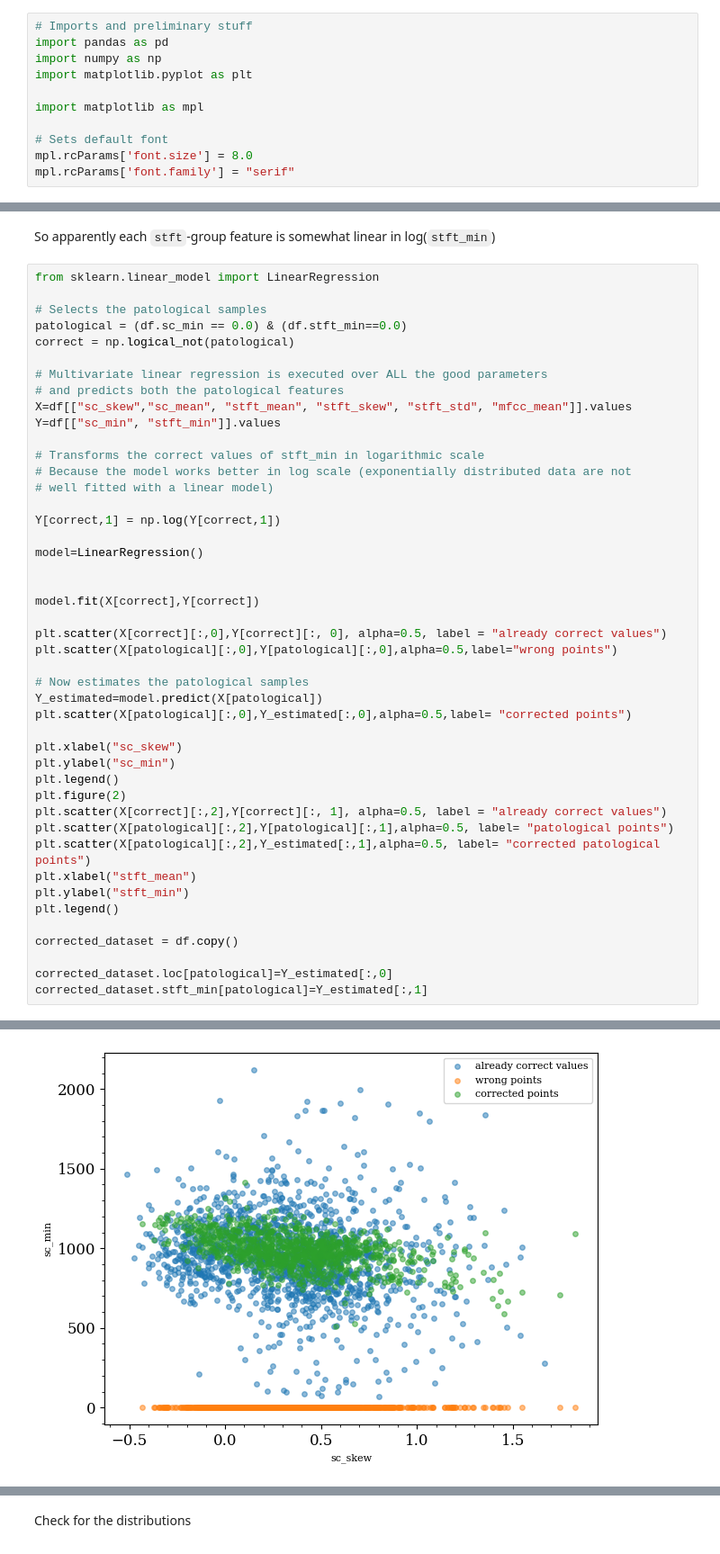
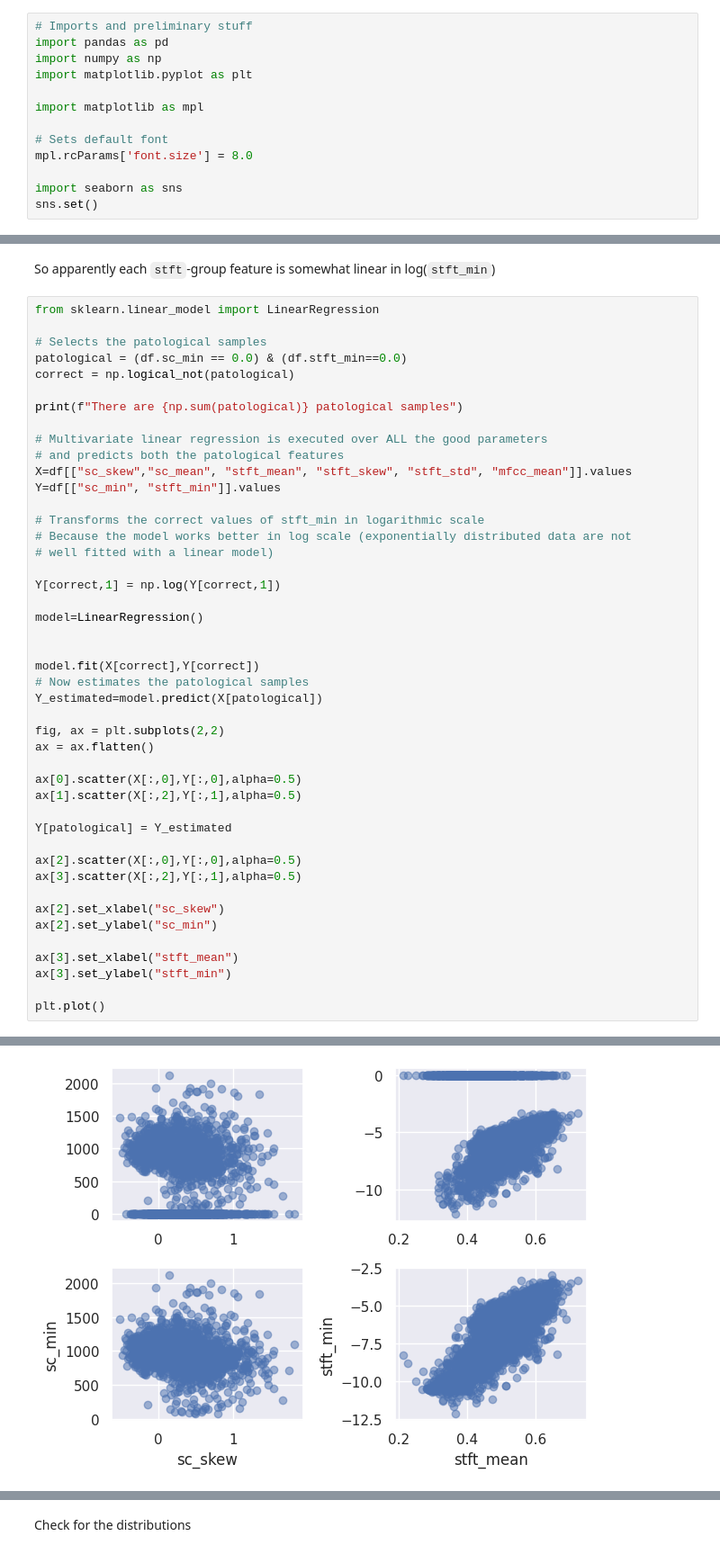
Before and after one commit to djanloo/dynamiting, a Jupyter notebook: UNDERSTANDING/data_understanding.ipynb, the cells around one changed output, grey strips where cells are left out. Shown at 90% size. Cells and saved outputs as stored; diff of their text form.

Commit message:
plotting crrected distrib

```diff
--- a/UNDERSTANDING/data_understanding.ipynb
+++ b/UNDERSTANDING/data_understanding.ipynb
@@ -21,7 +21,9 @@ import matplotlib as mpl
 
 # Sets default font
 mpl.rcParams['font.size'] = 8.0
-mpl.rcParams['font.family'] = "serif"
+
+import seaborn as sns
+sns.set()
 # %%
 df = pd.read_csv("ravdess_features.csv")
 already_transformed = False #This  will be useful later
@@ -498,6 +500,8 @@ from sklearn.linear_model import LinearRegression
 # Selects the patological samples
 patological = (df.sc_min == 0.0) & (df.stft_min==0.0)
 correct = np.logical_not(patological)
+
+print(f"There are {np.sum(patological)} patological samples")
 
 # Multivariate linear regression is executed over ALL the good parameters
 # and predicts both the patological features
@@ -514,27 +518,25 @@ model=LinearRegression()
 
 
 model.fit(X[correct],Y[correct])
-
-plt.scatter(X[correct][:,0],Y[correct][:, 0], alpha=0.5, label = "already correct values")
-plt.scatter(X[patological][:,0],Y[patological][:,0],alpha=0.5,label="wrong points")
-
 # Now estimates the patological samples
 Y_estimated=model.predict(X[patological])
-plt.scatter(X[patological][:,0],Y_estimated[:,0],alpha=0.5,label= "corrected points")
 
-plt.xlabel("sc_skew")
-plt.ylabel("sc_min")
-plt.legend()
-plt.figure(2)
-plt.scatter(X[correct][:,2],Y[correct][:, 1], alpha=0.5, label = "already correct values")
-plt.scatter(X[patological][:,2],Y[patological][:,1],alpha=0.5, label= "patological points")
-plt.scatter(X[patological][:,2],Y_estimated[:,1],alpha=0.5, label= "corrected patological points")
-plt.xlabel("stft_mean")
-plt.ylabel("stft_min")
-plt.legend()
+fig, ax = plt.subplots(2,2)
+ax = ax.flatten()
 
-corrected_dataset = df.copy()
+ax[0].scatter(X[:,0],Y[:,0],alpha=0.5)
+ax[1].scatter(X[:,2],Y[:,1],alpha=0.5)
 
-corrected_dataset.loc[patological]=Y_estimated[:,0]
-corrected_dataset.stft_min[patological]=Y_estimated[:,1]
+Y[patological] = Y_estimated
+
+ax[2].scatter(X[:,0],Y[:,0],alpha=0.5)
+ax[3].scatter(X[:,2],Y[:,1],alpha=0.5)
+
+ax[2].set_xlabel("sc_skew")
+ax[2].set_ylabel("sc_min")
+
+ax[3].set_xlabel("stft_mean")
+ax[3].set_ylabel("stft_min")
+
+plt.plot()
 # %% [output]
@@ -544 +545 @@ ValueError: Must have equal len keys and value when setting with an iterable
-[figure, old version]
+[figure, new version]
```
Also changed, not shown: parts of 24 cells of this notebook, 7 other files.
